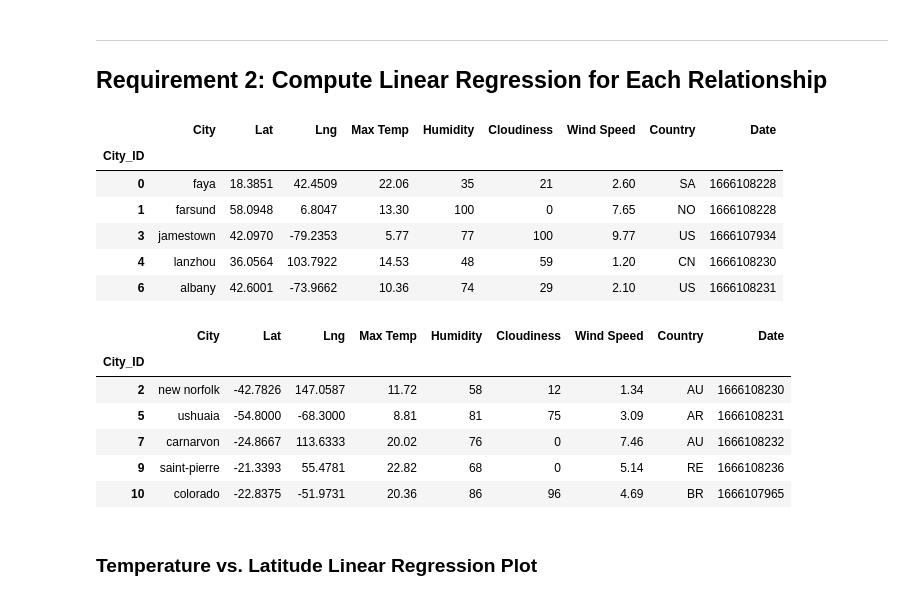
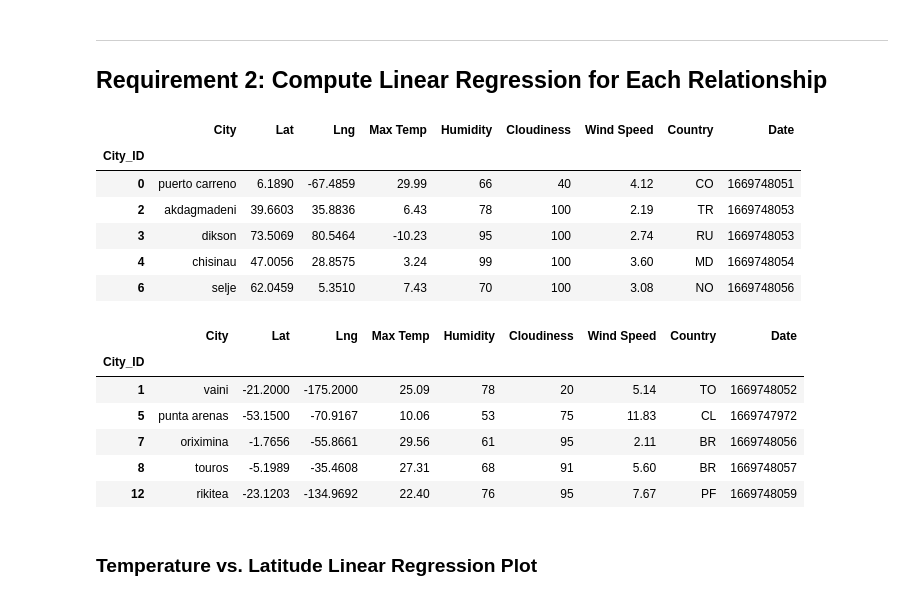
Before and after one commit to andcetera/python-api-challenge, a Jupyter notebook: Project Files/WeatherPy.ipynb, the cells around one changed output. Saved outputs shown, nothing was run; the diff lists cells and outputs as text; code cells hidden in the pictures.

```diff
--- a/Project Files/WeatherPy.ipynb
+++ b/Project Files/WeatherPy.ipynb
@@ -264,30 +274,30 @@ plt.show()
 # %%
 # Create a DataFrame with the Northern Hemisphere data (Latitude >= 0)
-# YOUR CODE HERE
+northern_hemi_df = city_data_df.loc[city_data_df['Lat'] >= 0, :]
 
 # Display sample data
 northern_hemi_df.head()
 # %% [output]
 |  | City | Lat | Lng | Max Temp | Humidity | Cloudiness | Wind Speed | Country | Date |
 | City_ID |  |  |  |  |  |  |  |  |  |
-| 0 | faya | 18.3851 | 42.4509 | 22.06 | 35 | 21 | 2.60 | SA | 1666108228 |
-| 1 | farsund | 58.0948 | 6.8047 | 13.30 | 100 | 0 | 7.65 | NO | 1666108228 |
-| 3 | jamestown | 42.0970 | -79.2353 | 5.77 | 77 | 100 | 9.77 | US | 1666107934 |
-| 4 | lanzhou | 36.0564 | 103.7922 | 14.53 | 48 | 59 | 1.20 | CN | 1666108230 |
-| 6 | albany | 42.6001 | -73.9662 | 10.36 | 74 | 29 | 2.10 | US | 1666108231 |
+| 0 | puerto carreno | 6.1890 | -67.4859 | 29.99 | 66 | 40 | 4.12 | CO | 1669748051 |
+| 2 | akdagmadeni | 39.6603 | 35.8836 | 6.43 | 78 | 100 | 2.19 | TR | 1669748053 |
+| 3 | dikson | 73.5069 | 80.5464 | -10.23 | 95 | 100 | 2.74 | RU | 1669748053 |
+| 4 | chisinau | 47.0056 | 28.8575 | 3.24 | 99 | 100 | 3.60 | MD | 1669748054 |
+| 6 | selje | 62.0459 | 5.3510 | 7.43 | 70 | 100 | 3.08 | NO | 1669748056 |
 # %%
 # Create a DataFrame with the Southern Hemisphere data (Latitude < 0)
-# YOUR CODE HERE
+southern_hemi_df = city_data_df.loc[city_data_df['Lat'] < 0, :]
 
 # Display sample data
 southern_hemi_df.head()
 # %% [output]
 |  | City | Lat | Lng | Max Temp | Humidity | Cloudiness | Wind Speed | Country | Date |
 | City_ID |  |  |  |  |  |  |  |  |  |
-| 2 | new norfolk | -42.7826 | 147.0587 | 11.72 | 58 | 12 | 1.34 | AU | 1666108230 |
-| 5 | ushuaia | -54.8000 | -68.3000 | 8.81 | 81 | 75 | 3.09 | AR | 1666108231 |
-| 7 | carnarvon | -24.8667 | 113.6333 | 20.02 | 76 | 0 | 7.46 | AU | 1666108232 |
-| 9 | saint-pierre | -21.3393 | 55.4781 | 22.82 | 68 | 0 | 5.14 | RE | 1666108236 |
-| 10 | colorado | -22.8375 | -51.9731 | 20.36 | 86 | 96 | 4.69 | BR | 1666107965 |
+| 1 | vaini | -21.2000 | -175.2000 | 25.09 | 78 | 20 | 5.14 | TO | 1669748052 |
+| 5 | punta arenas | -53.1500 | -70.9167 | 10.06 | 53 | 75 | 11.83 | CL | 1669747972 |
+| 7 | oriximina | -1.7656 | -55.8661 | 29.56 | 61 | 95 | 2.11 | BR | 1669748056 |
+| 8 | touros | -5.1989 | -35.4608 | 27.31 | 68 | 91 | 5.60 | BR | 1669748057 |
+| 12 | rikitea | -23.1203 | -134.9692 | 22.40 | 76 | 95 | 7.67 | PF | 1669748059 |
 # %% [markdown]
 ###  Temperature vs. Latitude Linear Regression Plot
```
Also changed, not shown: parts of 19 cells of this notebook, 1 other file.
